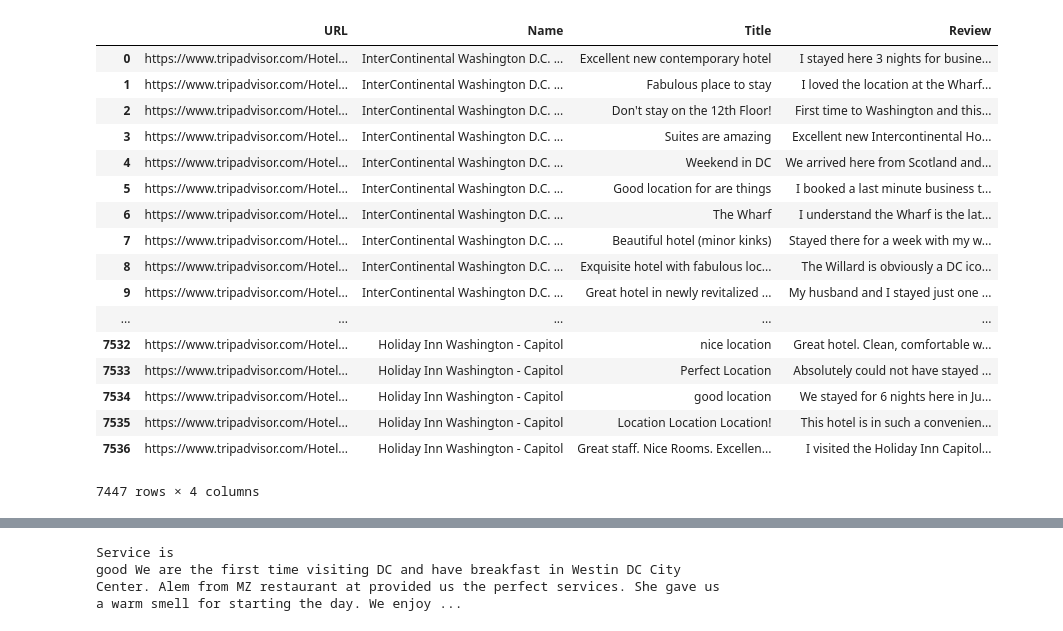
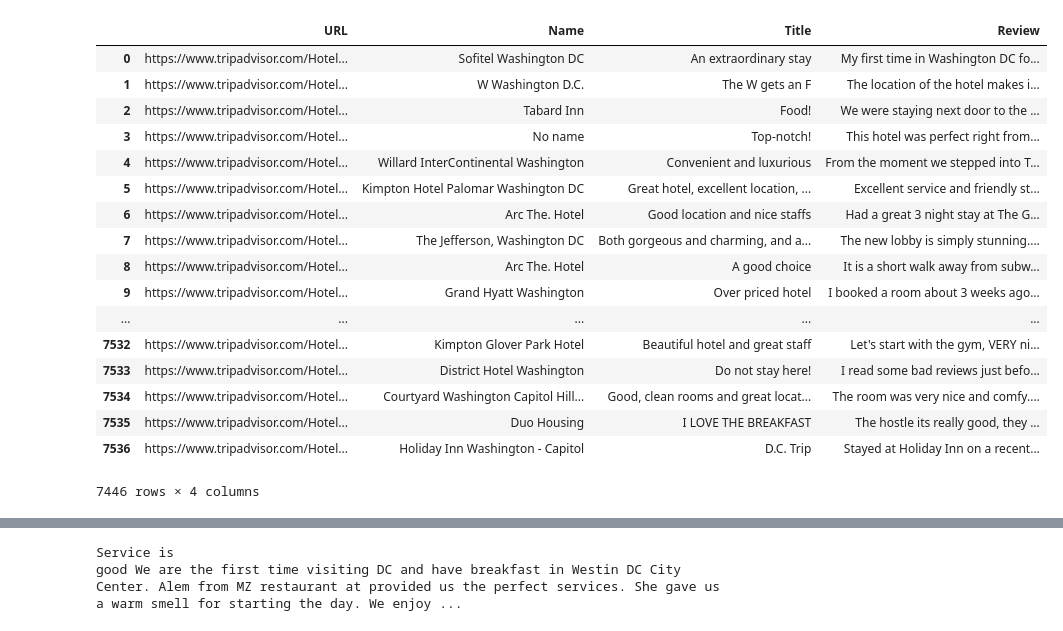
Before and after one commit to amensiko/tripadvisor_scraping, a Jupyter notebook: NN/reviews_nn_v2.ipynb, the cells around one changed output, grey strips where cells are left out. Cells and saved outputs as stored; diff of their text form; code cells hidden in the pictures.

Commit message:
NN work from 3 weeks ago

```diff
--- a/NN/reviews_nn_v2.ipynb
+++ b/NN/reviews_nn_v2.ipynb
@@ -25,33 +29,33 @@ nltk.download('stopwords')
 True
 # %%
 #drop NA values and check if it's a string
-df = pd.read_csv('full_photo_reviews_dc.csv', header=None,  names=['URL', 'Name', 'Title', 'Review'])
+df = pd.read_csv('../full_photo_reviews_dc_shuf.csv', header=None,  names=['URL', 'Name', 'Title', 'Review'])
 df.dropna(subset=['Name'], inplace=True)
 df.dropna(subset=['Title'], inplace=True)
 df.dropna(subset=['Review'], inplace=True)
-df = df[df['Name'].apply(lambda x: x != "" and isinstance(x, basestring) )]
-df = df[df['Title'].apply(lambda x: x != "" and isinstance(x, basestring) )]
-df = df[df['Review'].apply(lambda x: x != "" and isinstance(x, basestring) )]
+df = df[df['Name'].apply(lambda x: x != "" and isinstance(x, str) )]
+df = df[df['Title'].apply(lambda x: x != "" and isinstance(x, str) )]
+df = df[df['Review'].apply(lambda x: x != "" and isinstance(x, str) )]
 df
 # %% [output]
 |  | URL | Name | Title | Review |
-| 0 | https://www.tripadvisor.com/Hotel... | InterContinental Washington D.C. ... | Excellent new contemporary hotel | I stayed here 3 nights for busine... |
-| 1 | https://www.tripadvisor.com/Hotel... | InterContinental Washington D.C. ... | Fabulous place to stay | I loved the location at the Wharf... |
-| 2 | https://www.tripadvisor.com/Hotel... | InterContinental Washington D.C. ... | Don't stay on the 12th Floor! | First time to Washington and this... |
-| 3 | https://www.tripadvisor.com/Hotel... | InterContinental Washington D.C. ... | Suites are amazing | Excellent new Intercontinental Ho... |
-| 4 | https://www.tripadvisor.com/Hotel... | InterContinental Washington D.C. ... | Weekend in DC | We arrived here from Scotland and... |
-| 5 | https://www.tripadvisor.com/Hotel... | InterContinental Washington D.C. ... | Good location for are things | I booked a last minute business t... |
-| 6 | https://www.tripadvisor.com/Hotel... | InterContinental Washington D.C. ... | The Wharf | I understand the Wharf is the lat... |
-| 7 | https://www.tripadvisor.com/Hotel... | InterContinental Washington D.C. ... | Beautiful hotel (minor kinks) | Stayed there for a week with my w... |
-| 8 | https://www.tripadvisor.com/Hotel... | InterContinental Washington D.C. ... | Exquisite hotel with fabulous loc... | The Willard is obviously a DC ico... |
-| 9 | https://www.tripadvisor.com/Hotel... | InterContinental Washington D.C. ... | Great hotel in newly revitalized ... | My husband and I stayed just one ... |
+| 0 | https://www.tripadvisor.com/Hotel... | Sofitel Washington DC | An extraordinary stay | My first time in Washington DC fo... |
+| 1 | https://www.tripadvisor.com/Hotel... | W Washington D.C. | The W gets an F | The location of the hotel makes i... |
+| 2 | https://www.tripadvisor.com/Hotel... | Tabard Inn | Food! | We were staying next door to the ... |
+| 3 | https://www.tripadvisor.com/Hotel... | No name | Top-notch! | This hotel was perfect right from... |
+| 4 | https://www.tripadvisor.com/Hotel... | Willard InterContinental Washington | Convenient and luxurious | From the moment we stepped into T... |
+| 5 | https://www.tripadvisor.com/Hotel... | Kimpton Hotel Palomar Washington DC | Great hotel, excellent location, ... | Excellent service and friendly st... |
+| 6 | https://www.tripadvisor.com/Hotel... | Arc The. Hotel | Good location and nice staffs | Had a great 3 night stay at The G... |
+| 7 | https://www.tripadvisor.com/Hotel... | The Jefferson, Washington DC | Both gorgeous and charming, and a... | The new lobby is simply stunning.... |
+| 8 | https://www.tripadvisor.com/Hotel... | Arc The. Hotel | A good choice | It is a short walk away from subw... |
+| 9 | https://www.tripadvisor.com/Hotel... | Grand Hyatt Washington | Over priced hotel | I booked a room about 3 weeks ago... |
 | ... | ... | ... | ... | ... |
-| 7532 | https://www.tripadvisor.com/Hotel... | Holiday Inn Washington - Capitol | nice location | Great hotel. Clean, comfortable w... |
-| 7533 | https://www.tripadvisor.com/Hotel... | Holiday Inn Washington - Capitol | Perfect Location | Absolutely could not have stayed ... |
-| 7534 | https://www.tripadvisor.com/Hotel... | Holiday Inn Washington - Capitol | good location | We stayed for 6 nights here in Ju... |
-| 7535 | https://www.tripadvisor.com/Hotel... | Holiday Inn Washington - Capitol | Location Location Location! | This hotel is in such a convenien... |
-| 7536 | https://www.tripadvisor.com/Hotel... | Holiday Inn Washington - Capitol | Great staff. Nice Rooms. Excellen... | I visited the Holiday Inn Capitol... |
+| 7532 | https://www.tripadvisor.com/Hotel... | Kimpton Glover Park Hotel | Beautiful hotel and great staff | Let's start with the gym, VERY ni... |
+| 7533 | https://www.tripadvisor.com/Hotel... | District Hotel Washington | Do not stay here! | I read some bad reviews just befo... |
+| 7534 | https://www.tripadvisor.com/Hotel... | Courtyard Washington Capitol Hill... | Good, clean rooms and great locat... | The room was very nice and comfy.... |
+| 7535 | https://www.tripadvisor.com/Hotel... | Duo Housing | I LOVE THE BREAKFAST | The hostle its really good, they ... |
+| 7536 | https://www.tripadvisor.com/Hotel... | Holiday Inn Washington - Capitol | D.C. Trip | Stayed at Holiday Inn on a recent... |
-7447 rows × 4 columns
+7446 rows × 4 columns
 # %%
 #create an id for each hotel based on hotel name for training purposes
 nameMap = {}
```
Also changed, not shown: parts of 29 cells of this notebook, 3 other files.
